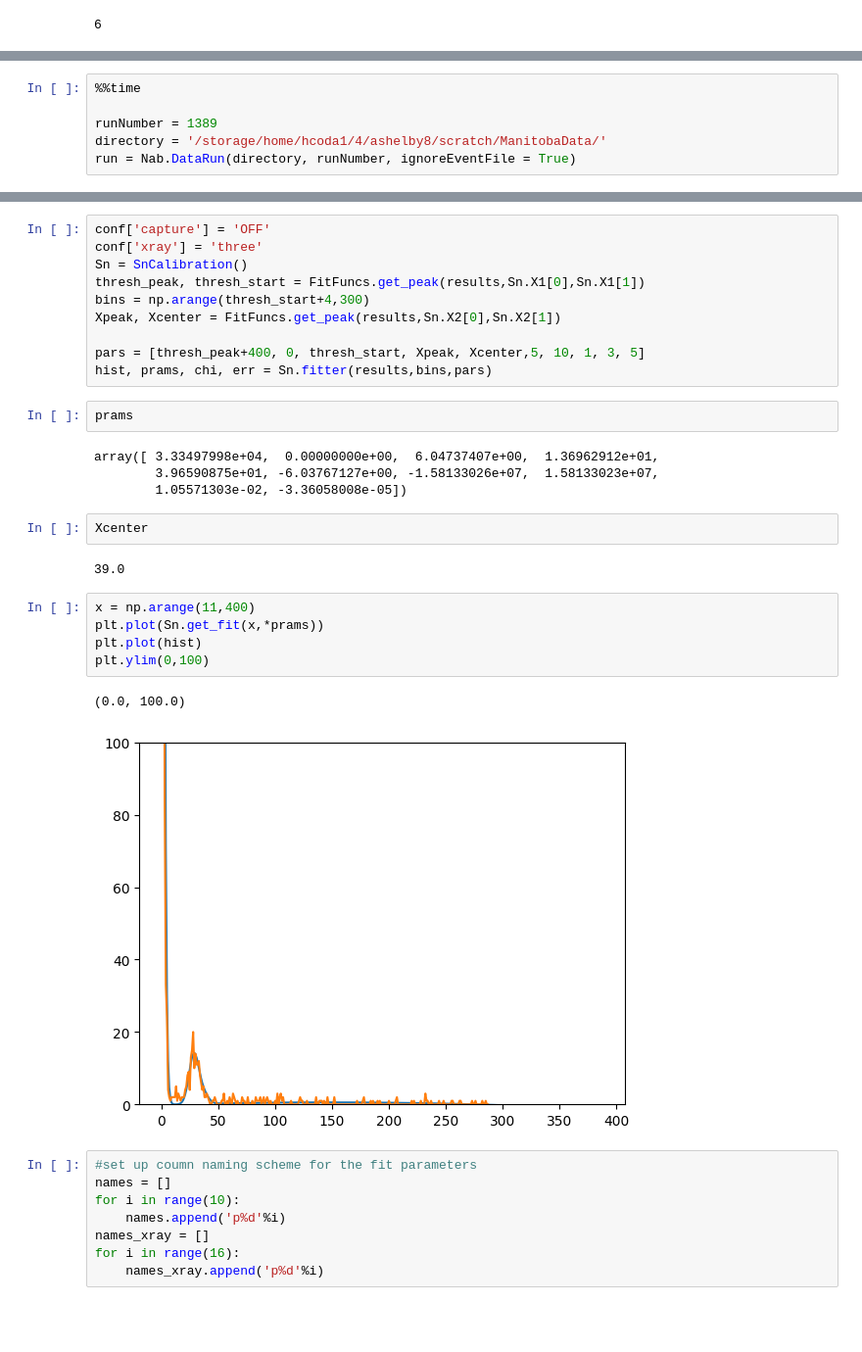
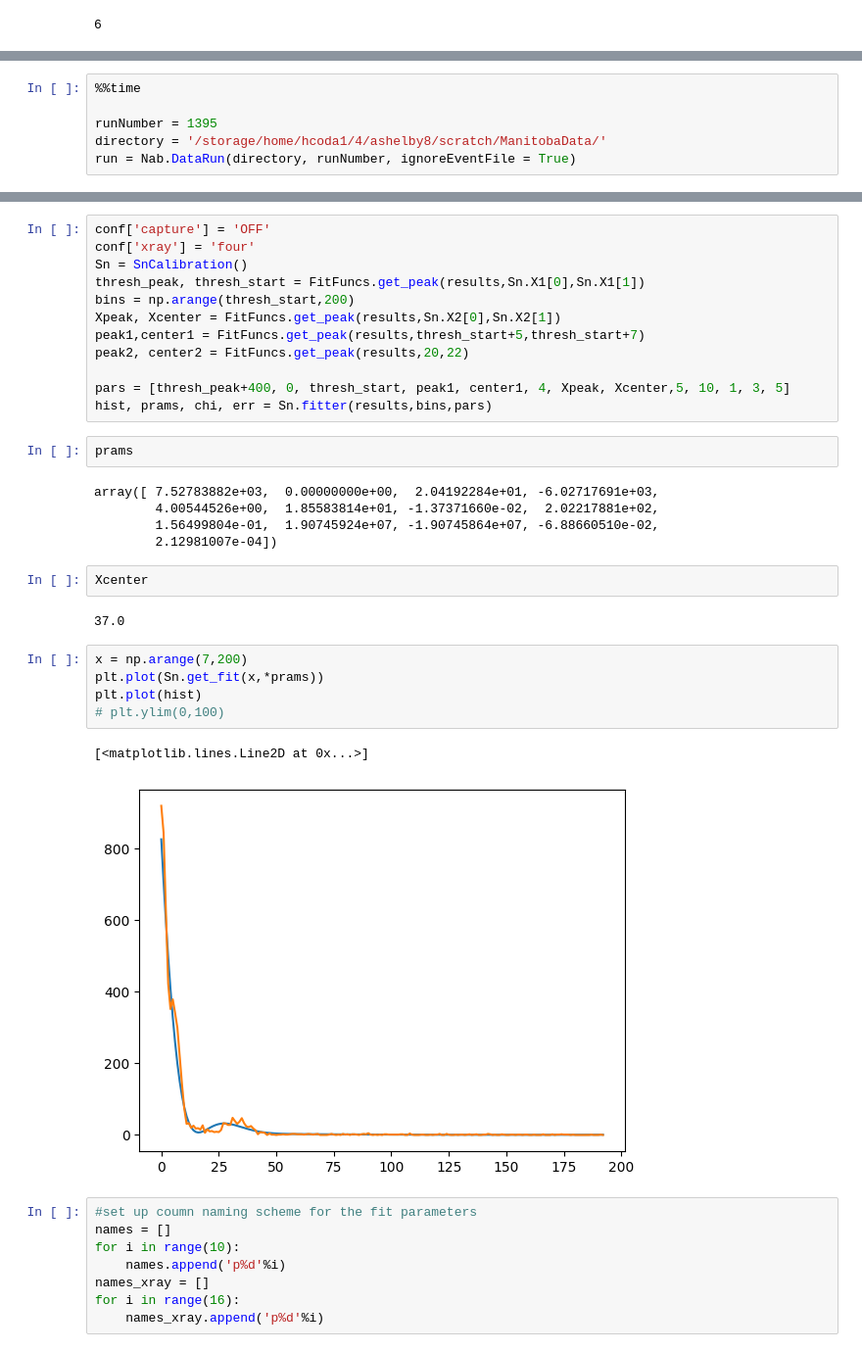
Before and after one commit to arlee-shelby/calibration, a Jupyter notebook: SnCalibration_pixelResults.ipynb, the cells around one changed output, grey strips where cells are left out. Shown at 98% size. Cells and saved outputs as stored; diff of their text form; blank space fills up the shorter version.

```diff
--- a/SnCalibration_pixelResults.ipynb
+++ b/SnCalibration_pixelResults.ipynb
@@ -197,7 +197,7 @@ plt.show()
 # %%
 %%time
 
-runNumber = 1389
+runNumber = 1395
 directory = '/storage/home/hcoda1/4/ashelby8/scratch/ManitobaData/'
 run = Nab.DataRun(directory, runNumber, ignoreEventFile = True)
 # %% [output]
@@ -216,31 +216,34 @@ Wall time: 3.2 s
 # %%
 conf['capture'] = 'OFF'
-conf['xray'] = 'three'
+conf['xray'] = 'four'
 Sn = SnCalibration()
 thresh_peak, thresh_start = FitFuncs.get_peak(results,Sn.X1[0],Sn.X1[1])
-bins = np.arange(thresh_start+4,300)
+bins = np.arange(thresh_start,200)
 Xpeak, Xcenter = FitFuncs.get_peak(results,Sn.X2[0],Sn.X2[1])
+peak1,center1 = FitFuncs.get_peak(results,thresh_start+5,thresh_start+7)
+peak2, center2 = FitFuncs.get_peak(results,20,22)
 
-pars = [thresh_peak+400, 0, thresh_start, Xpeak, Xcenter,5, 10, 1, 3, 5]
+pars = [thresh_peak+400, 0, thresh_start, peak1, center1, 4, Xpeak, Xcenter,5, 10, 1, 3, 5]
 hist, prams, chi, err = Sn.fitter(results,bins,pars)
 # %%
 prams
 # %% [output]
-array([ 3.33497998e+04,  0.00000000e+00,  6.04737407e+00,  1.36962912e+01,
-        3.96590875e+01, -6.03767127e+00, -1.58133026e+07,  1.58133023e+07,
-        1.05571303e-02, -3.36058008e-05])
+array([ 7.52783882e+03,  0.00000000e+00,  2.04192284e+01, -6.02717691e+03,
+        4.00544526e+00,  1.85583814e+01, -1.37371660e-02,  2.02217881e+02,
+        1.56499804e-01,  1.90745924e+07, -1.90745864e+07, -6.88660510e-02,
+        2.12981007e-04])
 # %%
 Xcenter
 # %% [output]
-39.0
+37.0
 # %%
-x = np.arange(11,400)
+x = np.arange(7,200)
 plt.plot(Sn.get_fit(x,*prams))
 plt.plot(hist)
-plt.ylim(0,100)
+# plt.ylim(0,100)
 # %% [output]
-(0.0, 100.0)
+[<matplotlib.lines.Line2D at 0x...>]
-[figure, old version]
+[figure, new version]
 # %%
 #set up coumn naming scheme for the fit parameters
 names = []
```
Also changed, not shown: parts of 14 cells of this notebook, 8 other files.
